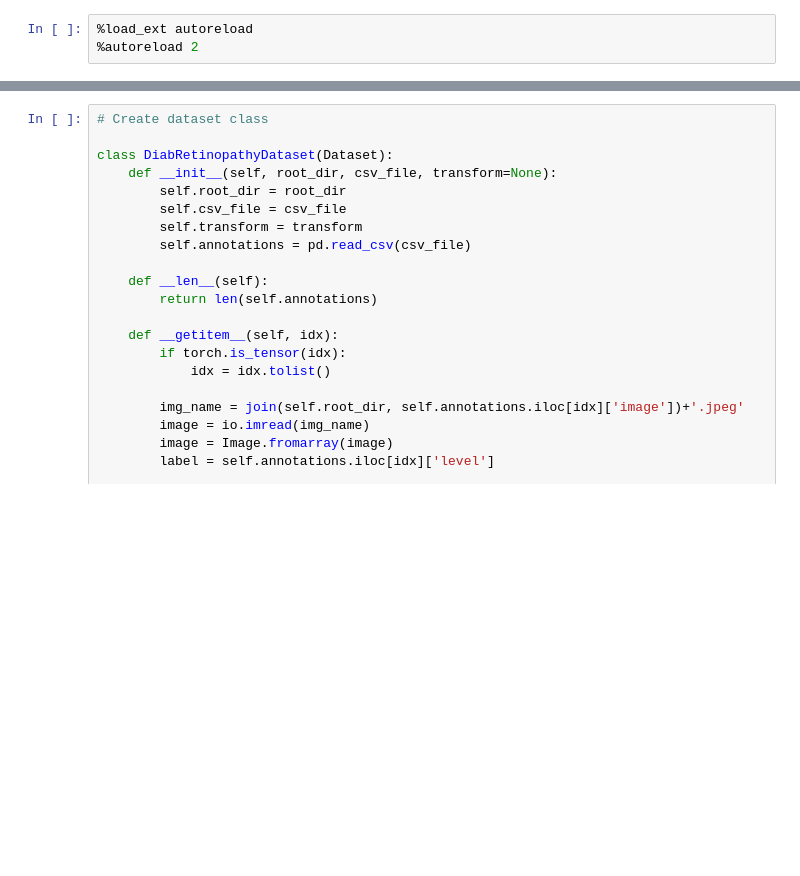
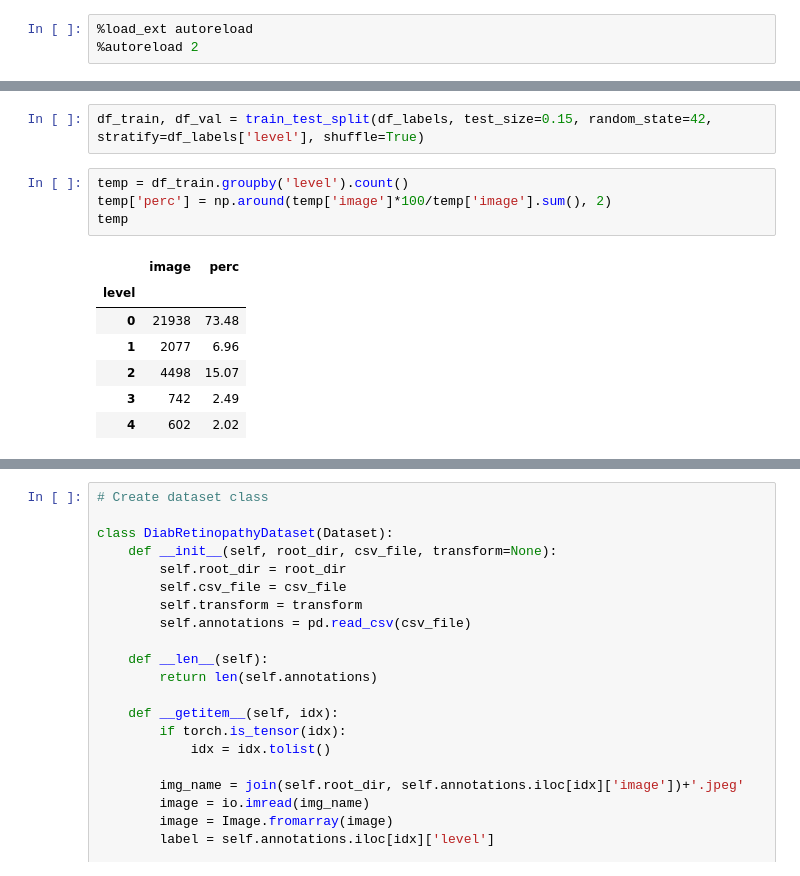
Before and after one commit to sansiddh/diab-ret-kaggle, a Jupyter notebook: notebooks/[TRY] test.ipynb, the cells around one changed output, grey strips where cells are left out. Saved outputs shown, nothing was run; the diff lists cells and outputs as text; blank space fills up the shorter version.

```diff
--- a/notebooks/[TRY] test.ipynb
+++ b/notebooks/[TRY] test.ipynb
@@ -34,0 +38,14 @@ df_labels
+# %%
+df_train, df_val = train_test_split(df_labels, test_size=0.15, random_state=42, stratify=df_labels['level'], shuffle=True)
+# %%
+temp = df_train.groupby('level').count()
+temp['perc'] = np.around(temp['image']*100/temp['image'].sum(), 2)
+temp
+# %% [output]
+|  | image | perc |
+| level |  |  |
+| 0 | 21938 | 73.48 |
+| 1 | 2077 | 6.96 |
+| 2 | 4498 | 15.07 |
+| 3 | 742 | 2.49 |
+| 4 | 602 | 2.02 |
```
Also changed, not shown: parts of 17 cells of this notebook, 2 other files.
